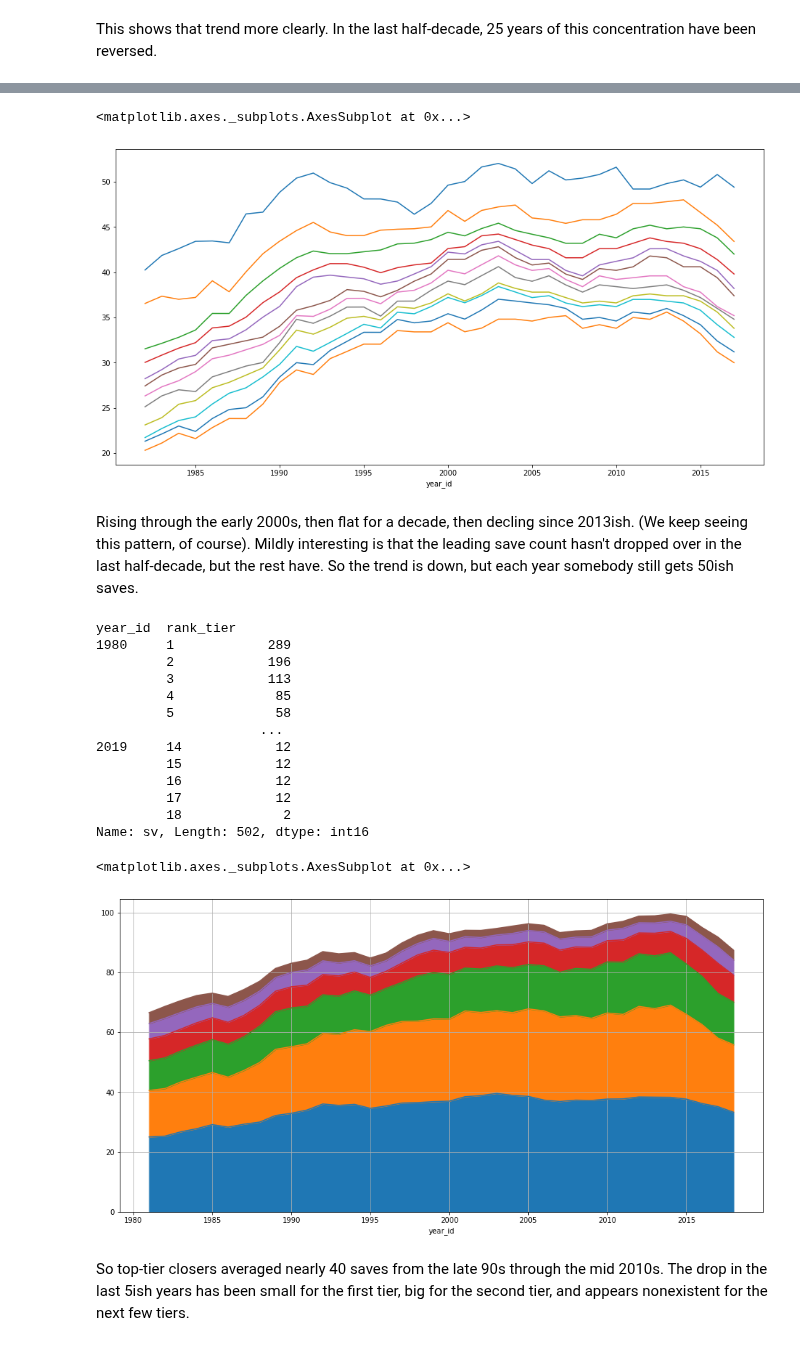
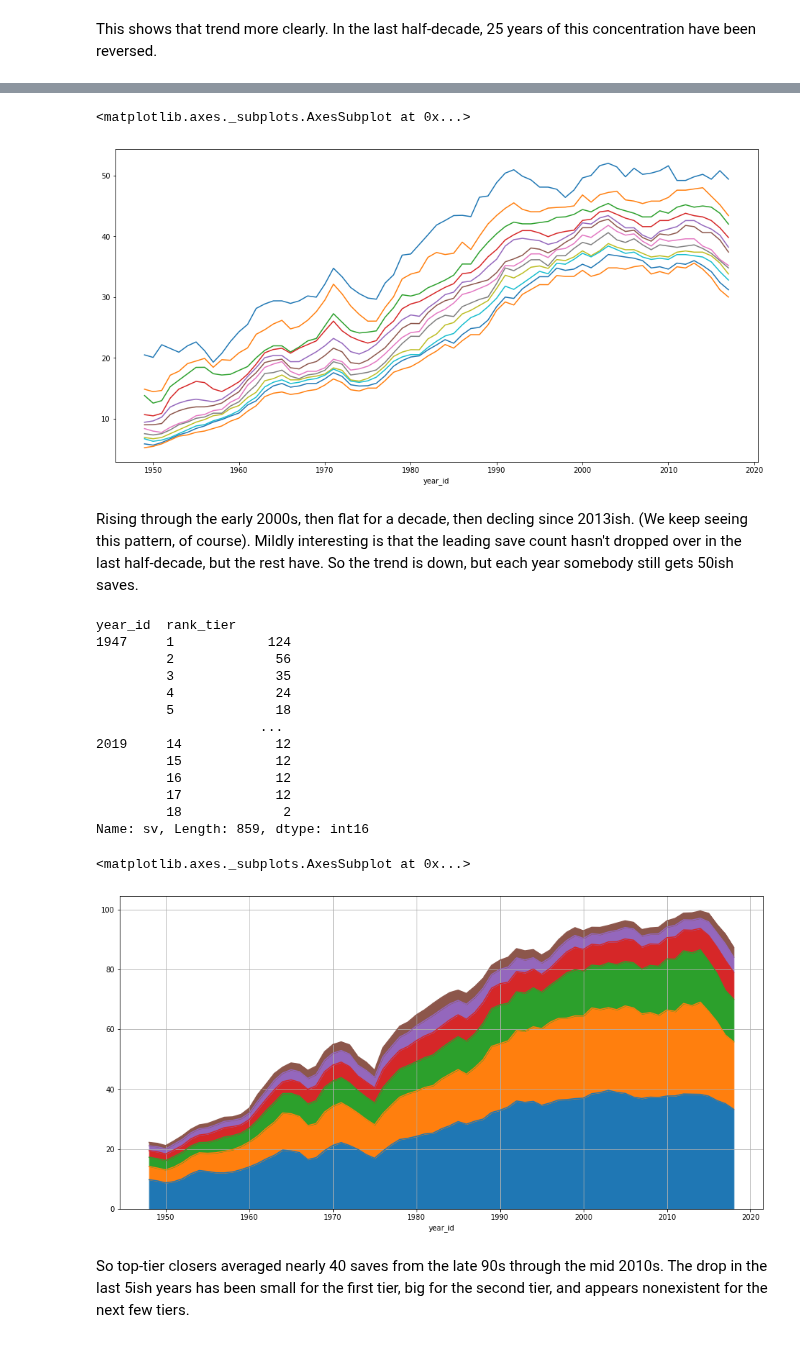
Before and after one commit to sdvinay/baseball_sql, a Jupyter notebook: pandas/distribution_of_saves.ipynb, the cells around one changed output, grey strips where cells are left out. Cells and saved outputs as stored; diff of their text form; code cells hidden in the pictures.

Commit message:
some code improvement/cleanup (start at 1947)

```diff
--- a/pandas/distribution_of_saves.ipynb
+++ b/pandas/distribution_of_saves.ipynb
@@ -12,6 +12,7 @@ import matplotlib.pyplot as plt
 # Constants
 FIGSIZE = (16, 8)
 TIER_SIZE = 12
+START_YEAR = 1947
 # %%
 # First let's get some series to help correct for year length (TODO put in module)
 tms = pd.read_parquet('../data/bd/teams.parquet')
@@ -24,18 +25,20 @@ df = pd.read_parquet('../data/bd/pitching.parquet')
 # %%
 # OK, let's look at some overall trends
 
-# Compute the rank for each player-season in saves
-svs = df[(df['year_id']>=1980) & (df['sv']>0)][['player_id', 'year_id', 'team_id', 'sv']]
-grps = svs.sort_values('sv', ascending=False).groupby('year_id')
-svs['rank'] = grps.cumcount()+1
+svs = df[(df['year_id']>=START_YEAR) & (df['sv']>0)][['player_id', 'year_id', 'team_id', 'sv']]
+
+# First compute the rank for each player-season in saves
+svs['rank'] = svs.sort_values('sv', ascending=False).groupby('year_id').cumcount()+1
 
 # % of all games with a save
 total_saves = svs.groupby('year_id').sum()['sv']
 pct_gms_saved = (total_saves/total_gms_played).dropna().rename('pct_gms_saved')
 
 # % of all games saved by team-leading saver
-leader_total_saves = svs.sort_values('sv', ascending=False).groupby(['year_id', 'team_id']).head(1).groupby('year_id').sum()['sv']
-pct_gms_saved_leader =(leader_total_saves/total_gms_played).dropna().rename('pct_gms_saved_by_team_leader')
+total_saves_team_leaders = svs.sort_values('sv', ascending=False) \
+    .groupby(['year_id', 'team_id']).head(1) \
+    .groupby('year_id').sum()['sv']
+pct_gms_saved_leader =(total_saves_team_leaders/total_gms_played).dropna().rename('pct_gms_saved_by_team_leader')
 
 # Plot them together
 pd.concat([pct_gms_saved, pct_gms_saved_leader], axis=1).rolling(5, center=True).mean().plot(figsize=FIGSIZE)
@@ -80,7 +86,7 @@ svs_topn_adjusted = svs_topn.apply(lambda col: (col/avg_games_played_per_team).d
 svs_topn_adjusted.rolling(5, center=True).mean().plot.line(legend=None, figsize=FIGSIZE)
 # %% [output]
 <matplotlib.axes._subplots.AxesSubplot at 0x...>
-[figure, old version]
+[figure, new version]
 # %% [markdown]
 Rising through the early 2000s, then flat for a decade, then decling since 2013ish.  (We keep seeing this pattern, of course).  Mildly interesting is that the leading save count hasn't dropped over in the last half-decade, but the rest have.  So the trend is down, but each year somebody still gets 50ish saves.
 # %%
@@ -93,27 +99,28 @@ svs_by_tier = svs.groupby(['year_id', 'rank_tier']).sum()['sv']
 svs_by_tier
 # %% [output]
 year_id  rank_tier
-1980     1            289
-         2            196
-         3            113
-         4             85
-         5             58
+1947     1            124
+         2             56
+         3             35
+         4             24
+         5             18
                      ...
 2019     14            12
          15            12
          16            12
          17            12
          18             2
-Name: sv, Length: 502, dtype: int16
+Name: sv, Length: 859, dtype: int16
 # %%
 # Adjust for length of season, and express as saves/pitcher
 svs_by_tier_adjusted = svs_by_tier/TIER_SIZE * (162/avg_games_played_per_team)
 
 # Look at the first six tiers
-svs_by_tier_adjusted.unstack()[range(1,7)].rolling(3, center=True).mean().dropna().plot.area(legend=False, grid=True, figsize=FIGSIZE)
+svs_by_tier_adjusted.unstack()[range(1,7)].rolling(3, center=True).mean().dropna() \
+    .plot.area(legend=False, grid=True, figsize=FIGSIZE)
 # %% [output]
 <matplotlib.axes._subplots.AxesSubplot at 0x...>
-[figure, old version]
+[figure, new version]
 # %% [markdown]
 So top-tier closers averaged nearly 40 saves from the late 90s through the mid 2010s.  The drop in the last 5ish years has been small for the first tier, big for the second tier, and appears nonexistent for the next few tiers.
 # %%
```
Also changed, not shown: parts of 6 cells of this notebook.
